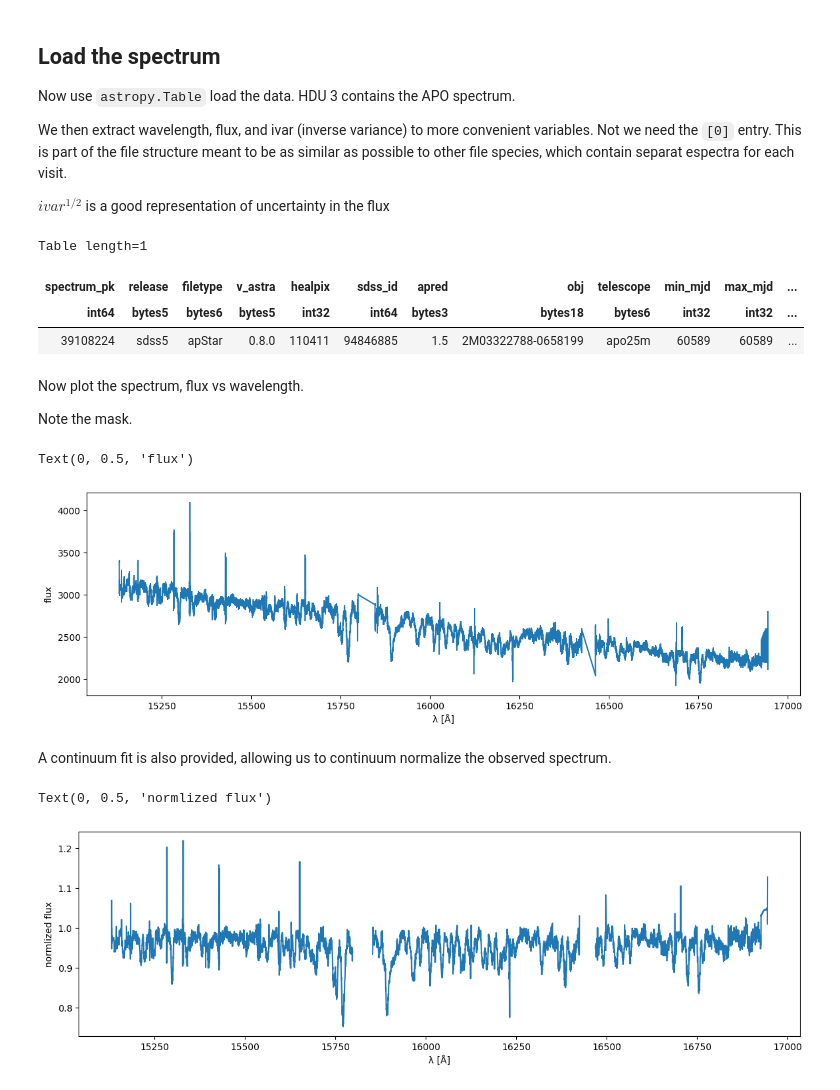
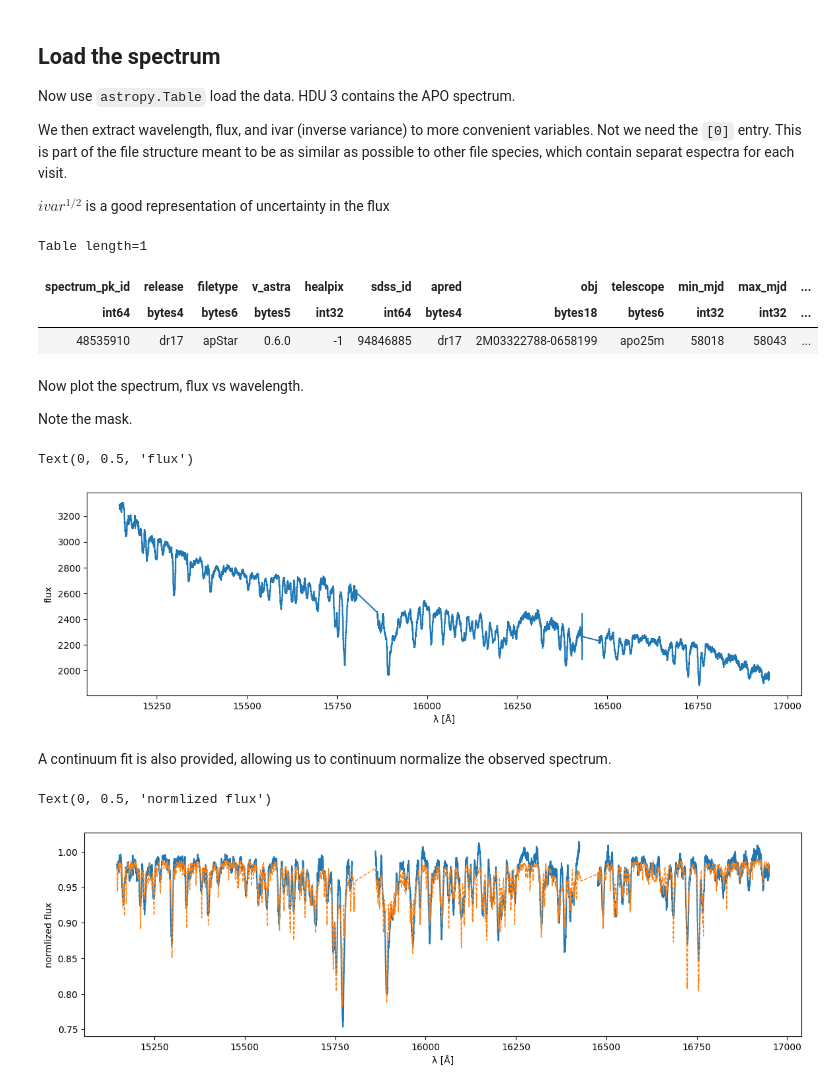
Before and after one commit to sdss/dr20_tutorials, a Jupyter notebook: view_spectrum_ASPCAP.ipynb, the cells around one changed output. Drawn from its saved outputs; the diff is of its cells as text; code cells hidden in the pictures.

```diff
--- a/view_spectrum_ASPCAP.ipynb
+++ b/view_spectrum_ASPCAP.ipynb
@@ -28,7 +28,11 @@ from astropy.table import Table
 import numpy as np
 
 from sdss_access import Access
-access = Access(release='ipl-4')
+access = Access(release="dr20")
+
+import warnings
+
+warnings.simplefilter("ignore")
 # %% [markdown]
 Other tutorials give examples of using the astra allStar files to find ID numbers and other information. Since we're only interested in accessing spectra, we'll skip loading that large file for now and simply assume we know an sdss_id.
 # %%
@@ -42,13 +46,13 @@ You need specify the file species you need, in this case 'mwmStar', then a serie
 
 The code block below showa an example of retreiving an sdss spectrum. First we construct the SAS file path with `access.full`, then we check to see if the file exists. If you are running this notebook on SciServer, or another system with a full copy of the SAS, or if you have downloaded this specific file before, we can skip downloading the data. Otherwise, `access.commit()` will retrieve the file and save it to your local SAS, `$SAS_BASE_DIR`, with the same structure as the SAS (so it will be many files deep). Note: it is important to skip the download step if the file already exists locally. Attempting to download a file that already exists can cause errors on some systems.
 # %%
-mwmStar_filename = access.full('mwmStar', v_astra='0.8.1', component='', sdss_id=sdss_id)
+mwmStar_filename = access.full('mwmStar', v_astra='0.6.0', component='', sdss_id=sdss_id)
 if not access.exists('',full=mwmStar_filename):
     access.remote()
-    access.add('mwmStar', v_astra='0.8.0', component='', sdss_id=sdss_id)
+    access.add('mwmStar', v_astra='0.6.0', component='', sdss_id=sdss_id)
     access.set_stream()
     access.commit()
-    mwmStar_filename = access.full('mwmStar', v_astra='0.8.1', component='', sdss_id=sdss_id)
+    mwmStar_filename = access.full('mwmStar', v_astra='0.6.0', component='', sdss_id=sdss_id)
 
 access.exists('', full=mwmStar_filename)
 # %% [output]
@@ -71,9 +75,9 @@ obs_err = mwmStar["ivar"][0]**(-0.5)
 mwmStar
 # %% [output]
 Table length=1
-| spectrum_pk | release | filetype | v_astra | healpix | sdss_id | apred | obj | telescope | min_mjd | max_mjd | ... |
-| int64 | bytes5 | bytes6 | bytes5 | int32 | int64 | bytes3 | bytes18 | bytes6 | int32 | int32 | ... |
-| 39108224 | sdss5 | apStar | 0.8.0 | 110411 | 94846885 | 1.5 | 2M03322788-0658199 | apo25m | 60589 | 60589 | ... |
+| spectrum_pk_id | release | filetype | v_astra | healpix | sdss_id | apred | obj | telescope | min_mjd | max_mjd | ... |
+| int64 | bytes4 | bytes6 | bytes5 | int32 | int64 | bytes4 | bytes18 | bytes6 | int32 | int32 | ... |
+| 48535910 | dr17 | apStar | 0.6.0 | -1 | 94846885 | dr17 | 2M03322788-0658199 | apo25m | 58018 | 58043 | ... |
 # %% [markdown]
 Now plot the spectrum, flux vs wavelength.
 
@@ -88,24 +92,27 @@ plt.xlabel("λ [Å]")
 plt.ylabel("flux")
 # %% [output]
 Text(0, 0.5, 'flux')
-[figure, old version]
+[figure, new version]
 # %% [markdown]
 A continuum fit is also provided, allowing us to continuum normalize the observed spectrum.
 # %%
 plt.figure(figsize=(14,4))
 
 mask = obs_err < 0.1 * obs_flux
 
 wl_plot = obs_wl[mask]
 flux = obs_flux[mask]
 
 continuum = mwmStar["continuum"][0][mask]
 
 norm_flux = flux / continuum
 
+model = mwmStar["nmf_rectified_model_flux"][0][mask]
+
 plt.plot(wl_plot, norm_flux)
+plt.plot(wl_plot, model, "--", linewidth=1)
 plt.xlabel("λ [Å]")
 plt.ylabel("normlized flux")
 # %% [output]
 Text(0, 0.5, 'normlized flux')
-[figure, old version]
+[figure, new version]
```
Also changed, not shown: parts of 3 cells of this notebook.
